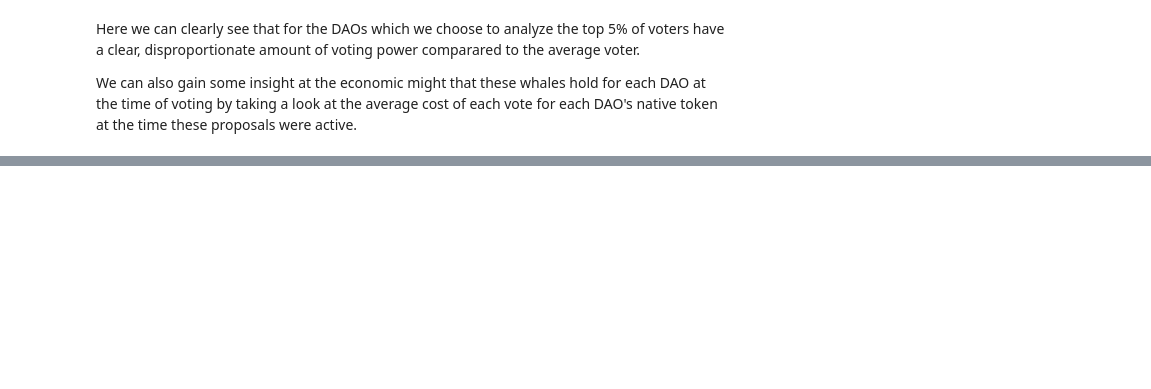
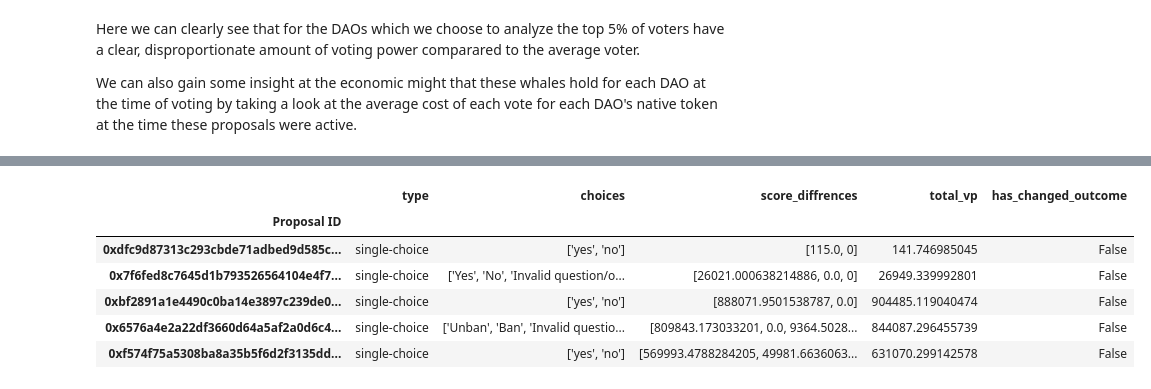
Before and after one commit to acemasterjb/gov_analysis, a Jupyter notebook: plutocracy_report.ipynb, the cells around one changed output, grey strips where cells are left out. Saved outputs shown, nothing was run; the diff lists cells and outputs as text; code cells hidden in the pictures; blank space fills up the shorter version.

```diff
--- a/plutocracy_report.ipynb
+++ b/plutocracy_report.ipynb
@@ -93,0 +144,10 @@ score_diffrences_dfs["ENS"]
+# %%
+score_diffrences_dfs["Decentraland"]
+# %% [output]
+|  | type | choices | score_diffrences | total_vp | has_changed_outcome |
+| Proposal ID |  |  |  |  |  |
+| 0xdfc9d87313c293cbde71adbed9d585c... | single-choice | ['yes', 'no'] | [115.0, 0] | 141.746985045 | False |
+| 0x7f6fed8c7645d1b793526564104e4f7... | single-choice | ['Yes', 'No', 'Invalid question/o... | [26021.000638214886, 0.0, 0] | 26949.339992801 | False |
+| 0xbf2891a1e4490c0ba14e3897c239de0... | single-choice | ['yes', 'no'] | [888071.9501538787, 0.0] | 904485.119040474 | False |
+| 0x6576a4e2a22df3660d64a5af2a0d6c4... | single-choice | ['Unban', 'Ban', 'Invalid questio... | [809843.173033201, 0.0, 9364.5028... | 844087.296455739 | False |
+| 0xf574f75a5308ba8a35b5f6d2f3135dd... | single-choice | ['yes', 'no'] | [569993.4788284205, 49981.6636063... | 631070.299142578 | False |
```
Also changed, not shown: parts of 15 cells of this notebook, 4 other files.
